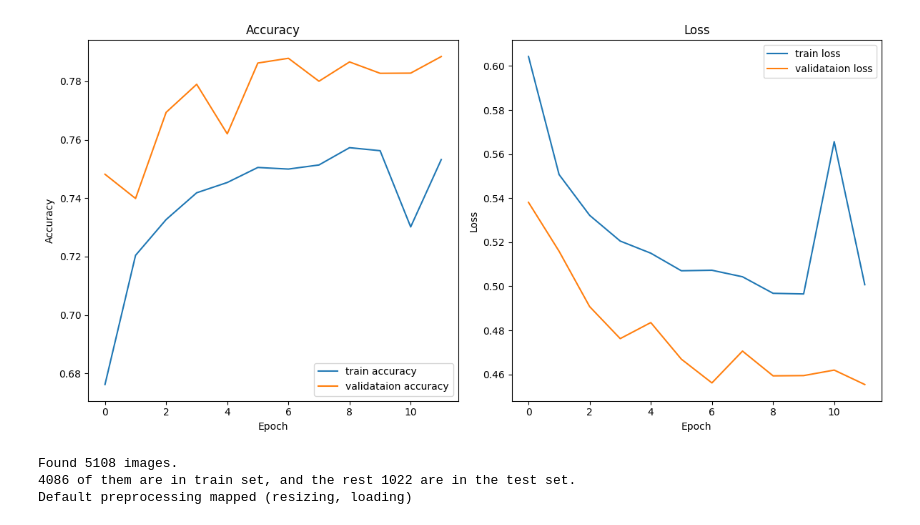
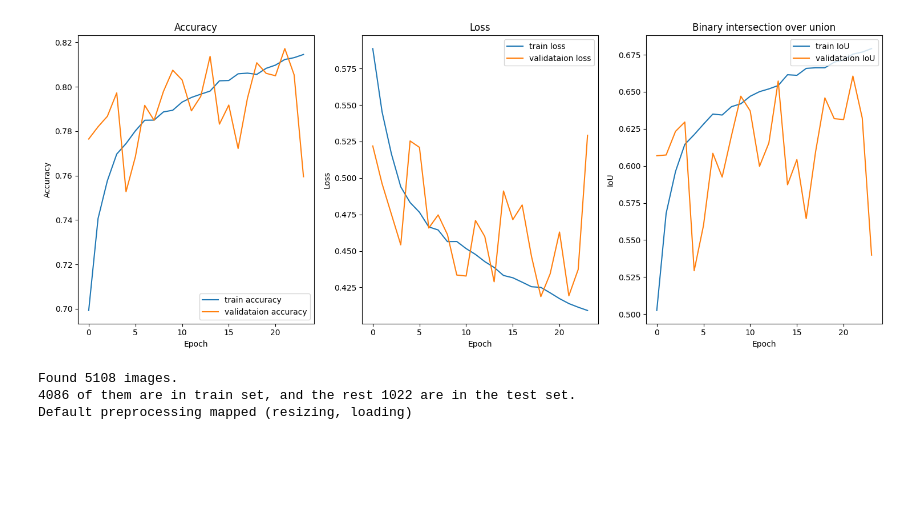
Before and after one commit to janfiszer/deforestation-in-Poland, a Jupyter notebook: model-evaluation.ipynb, the cells around one changed output. Cells and saved outputs as stored; diff of their text form; code cells hidden in the pictures; blank space fills up the shorter version.

```diff
--- a/model-evaluation.ipynb
+++ b/model-evaluation.ipynb
@@ -12,3 +14,3 @@ model = load_model(f"trained_models/{config.TRAINED_MODEL_DIR}/trained-iou62.h5"
 # %%
-with open(f"trained_models/{config.TRAINED_MODEL_DIR}/training-history.pkl", 'rb') as file:
+with open(f"{trained_model_dir}/training-history.pkl", 'rb') as file:
     training = pickle.load(file)
@@ -45,7 +17,7 @@ def display_learning_curves(history):
-# %%
-display_learning_curves(training)
-# %% [output]
-[figure, removed]
+# %%
+visualization.display_learning_curves(training, figsize=(15, 6))
+# %% [output]
+[figure, added]
 # %%
 batch_size = 64
 # %%
```
Also changed, not shown: parts of 6 cells of this notebook, 1 other file.
